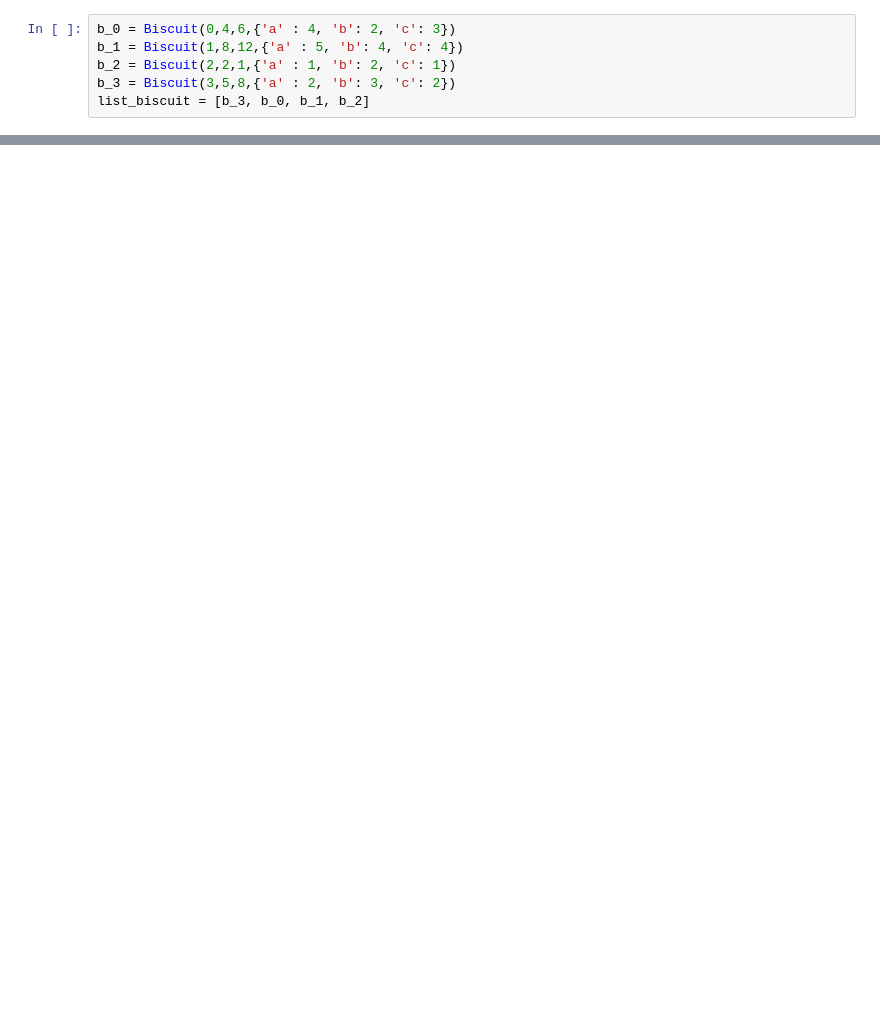
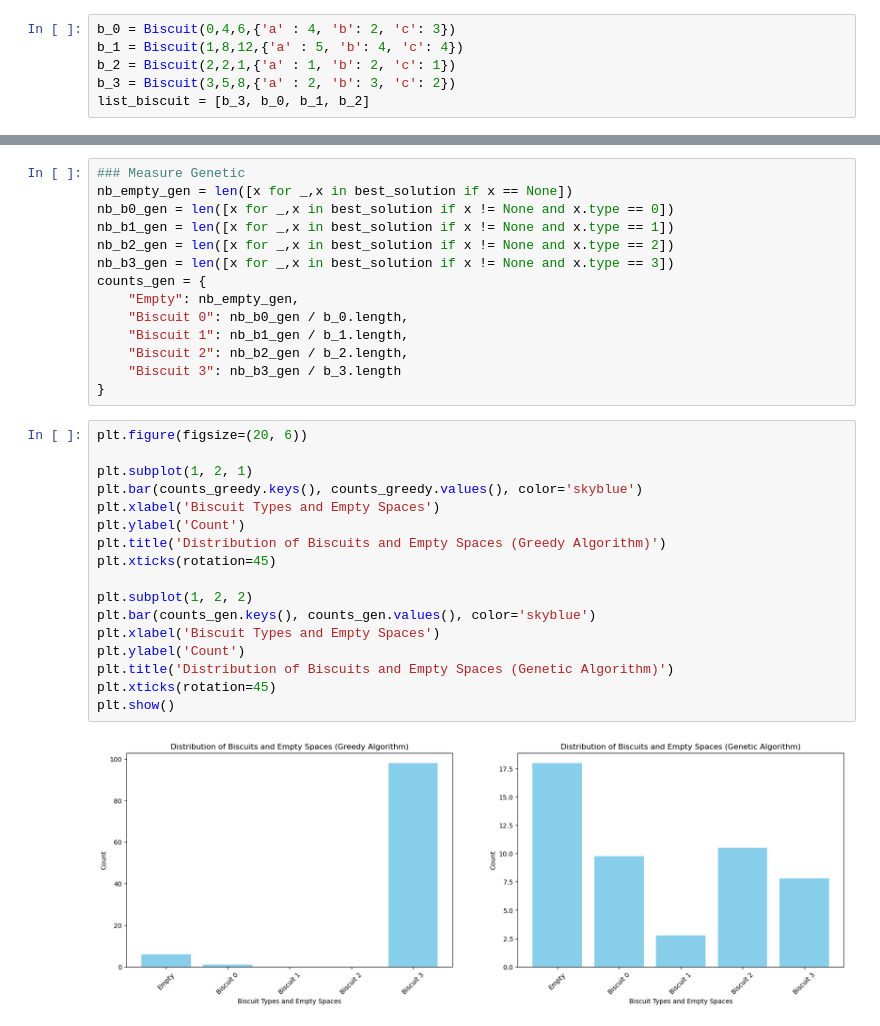
Before and after one commit to Hugo-SEQUIER/ai-algorithms-factory, a Jupyter notebook: main.ipynb, the cells around one changed output, grey strips where cells are left out. Cells and saved outputs as stored; diff of their text form; blank space fills up the shorter version.

```diff
--- a/main.ipynb
+++ b/main.ipynb
@@ -57,0 +111,33 @@ Maximum value: 896
+# %%
+### Measure Genetic
+nb_empty_gen = len([x for _,x in best_solution if x == None])
+nb_b0_gen = len([x for _,x in best_solution if x != None and x.type == 0])
+nb_b1_gen = len([x for _,x in best_solution if x != None and x.type == 1])
+nb_b2_gen = len([x for _,x in best_solution if x != None and x.type == 2])
+nb_b3_gen = len([x for _,x in best_solution if x != None and x.type == 3])
+counts_gen = {
+    "Empty": nb_empty_gen,
+    "Biscuit 0": nb_b0_gen / b_0.length,
+    "Biscuit 1": nb_b1_gen / b_1.length,
+    "Biscuit 2": nb_b2_gen / b_2.length,
+    "Biscuit 3": nb_b3_gen / b_3.length
+}
+# %%
+plt.figure(figsize=(20, 6))
+
+plt.subplot(1, 2, 1)
+plt.bar(counts_greedy.keys(), counts_greedy.values(), color='skyblue')
+plt.xlabel('Biscuit Types and Empty Spaces')
+plt.ylabel('Count')
+plt.title('Distribution of Biscuits and Empty Spaces (Greedy Algorithm)')
+plt.xticks(rotation=45)
+
+plt.subplot(1, 2, 2)
+plt.bar(counts_gen.keys(), counts_gen.values(), color='skyblue')
+plt.xlabel('Biscuit Types and Empty Spaces')
+plt.ylabel('Count')
+plt.title('Distribution of Biscuits and Empty Spaces (Genetic Algorithm)')
+plt.xticks(rotation=45)
+plt.show()
+# %% [output]
+[figure, added]
```
Also changed, not shown: parts of 15 cells of this notebook, 4 other files.
